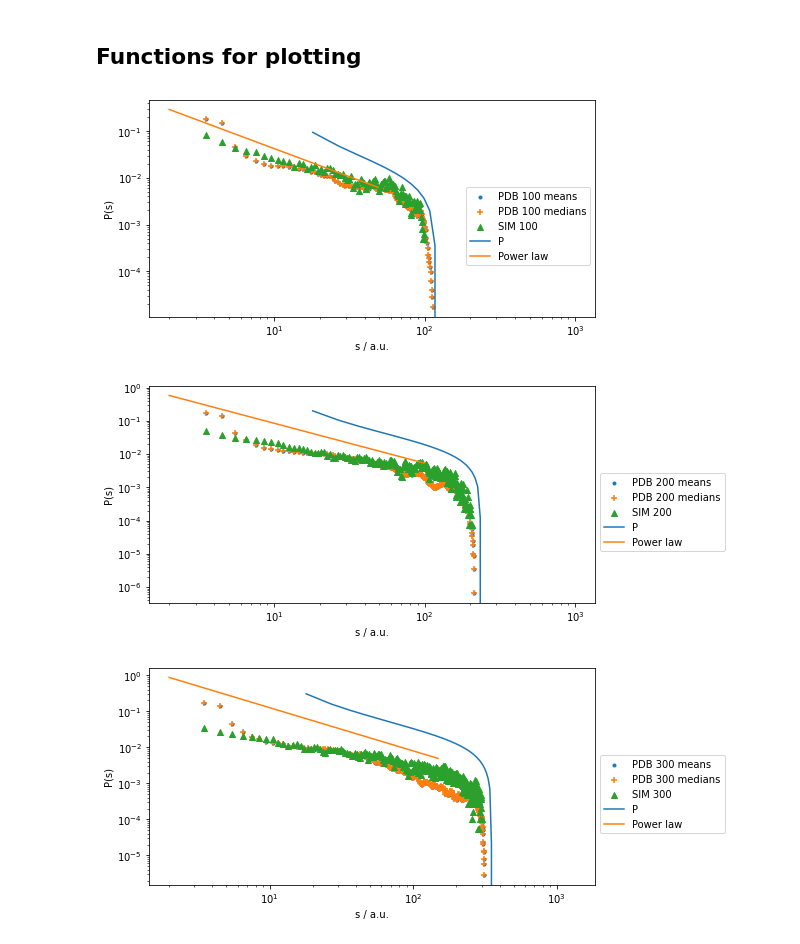
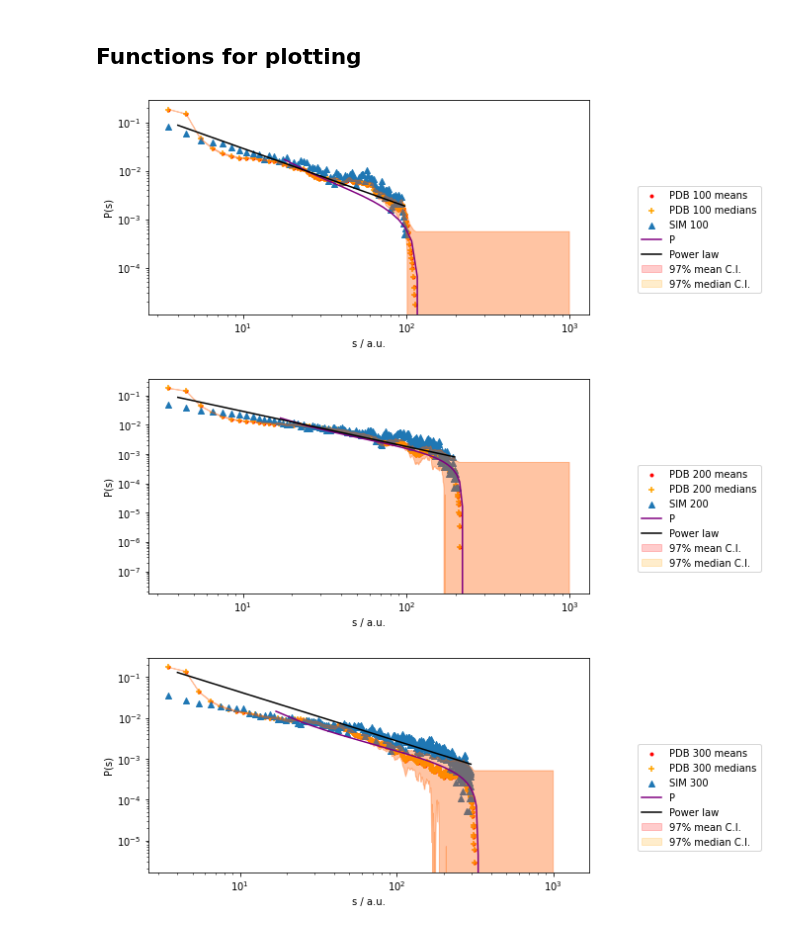
Before and after one commit to meyresearch/amino_acid_distance_distributions, a Jupyter notebook: src/plot_link_lengths.ipynb, the cells around one changed output. Drawn from its saved outputs; the diff is of its cells as text; code cells hidden in the pictures.

Commit message:
WIP plots, added CL and shifts

```diff
--- a/src/plot_link_lengths.ipynb
+++ b/src/plot_link_lengths.ipynb
@@ -271,21 +271,24 @@ def normalise_data(data_array, bin_width):
     return normalised_array
 # %%
 link_length_ranges = ['100', '200', '300']
-
-for link_length in link_length_ranges:
+constant_A = [0.19, 0.18, 0.1] # check these
+constant_a = [0.9, 0.82, 0.7] # check these
+shift_x = [9, 8.5, 8.5]
+shift_y = [500, 1000, 1000]
+for ll_index in range(len(link_length_ranges)):
 
     # Load PDB data
-    pdb_ids = np.load(f'data_for_plotting/ids_{link_length}.npy')
-    pdb_mean_data = np.load(f'data_for_plotting/means_{link_length}.npy')
-    pdb_median_data = np.load(f'data_for_plotting/medians_{link_length}.npy')
+    pdb_ids = np.load(f'data_for_plotting/ids_{link_length_ranges[ll_index]}.npy')
+    pdb_mean_data = np.load(f'data_for_plotting/means_{link_length_ranges[ll_index]}.npy')
+    pdb_median_data = np.load(f'data_for_plotting/medians_{link_length_ranges[ll_index]}.npy')
 
     # Load simulation data
-    if link_length == '200':
+    if link_length_ranges[ll_index] == '200':
         sim_data, sim_edges = get_simulation_data('209')
-    elif link_length == '300':
+    elif link_length_ranges[ll_index] == '300':
         sim_data, sim_edges = get_simulation_data('302')
     else:
-        sim_data, sim_edges = get_simulation_data(link_length)
+        sim_data, sim_edges = get_simulation_data(link_length_ranges[ll_index])
     #sim_data, sim_edges = get_sim_data_for_given_length(link_length)
     # Get PDB bin widths and centres
     pdb_edges = range(3, 1000)
@@ -295,45 +298,49 @@ for link_length in link_length_ranges:
     # Get simulation bin widths and centres
     sim_bin_centres = sim_edges[:-1] + np.diff(sim_edges)/2
     sim_bin_width = sim_edges[1] - sim_edges[0]
 
     # Normalise PDB data
     pdb_mean_data = normalise_data(pdb_mean_data, pdb_bin_width)
     pdb_median_data = normalise_data(pdb_median_data, pdb_bin_width)
 
     # Normalise simulation data
     sim_data = normalise_data(sim_data, sim_bin_width)
 
     # Plotting
     fig = plt.figure(figsize = (8,4))
     ax = fig.add_subplot()
 
     # Plot PDB data
-    ax.scatter(pdb_bin_centres, pdb_mean_data, marker = '.', label = f'PDB {link_length} means')
-    ax.scatter(pdb_bin_centres, pdb_median_data, marker = '+', label = f'PDB {link_length} medians')
+    ax.scatter(pdb_bin_centres, pdb_mean_data, marker = '.', c='red',label = f'PDB {link_length_ranges[ll_index]} means')
+    ax.scatter(pdb_bin_centres, pdb_median_data, marker = '+', c = 'orange',label = f'PDB {link_length_ranges[ll_index]} medians')
 
     # Plot simulation data
-    ax.scatter(sim_bin_centres, sim_data, marker = '^', label = f'SIM {link_length}')
+    ax.scatter(sim_bin_centres, sim_data, marker = '^', label = f'SIM {link_length_ranges[ll_index]}')
 
     # Plot theory
-    N=int(link_length)
+    N=int(link_length_ranges[ll_index])
     H_N_2=nth_harmonic(N//2)
-    A=0.19
-    a=0.9
+    A=constant_A[ll_index]
+    a=constant_a[ll_index]
     sumrange=range(2,N//2)
     plotrange=range(20,N//2)
-    ax.plot(np.array(sumrange)*9,[P_link_lengths(s,N,H_N_2,a,A)/90  for s in sumrange],label='P')
-    ax.plot(np.array(sumrange), powerlaw(np.array(sumrange), N)/150, label = 'Power law')
+    ax.plot(np.array(sumrange)*shift_x[ll_index],[P_link_lengths(s,N,H_N_2,a,A)/shift_y[ll_index] for s in sumrange],c='purple',label='P')
+    ax.plot(np.array(sumrange)*2, powerlaw(np.array(sumrange), N)/shift_y[ll_index], c='black',label = 'Power law')
 
-
+    # Plot 97% confidence interval
+    CI_mean = 2.17 * np.std(pdb_mean_data)/np.sqrt(len(pdb_mean_data))
+    CI_median = 2.17 * np.std(pdb_median_data)/np.sqrt(len(pdb_median_data))
     ax.set_yscale('log')
     ax.set_xscale('log')
- #   ax.set_xlim([5,150])
- #   ax.set_ylim([0.0001, 1000])
-    ax.legend(bbox_to_anchor=(1,0.62))
+    #ax.set_xlim([2,500])
+    ax.fill_between(pdb_bin_centres, (pdb_mean_data-CI_mean), (pdb_mean_data+CI_mean), color = 'red', alpha = 0.2, label = '97% mean C.I.')
+    ax.fill_between(pdb_bin_centres, (pdb_median_data-CI_median), (pdb_median_data+CI_median), color = 'orange', alpha = 0.2, label = '97% median C.I.')
+    #   ax.set_ylim([0.0001, 1000])
+    ax.legend(bbox_to_anchor=(1.4,0.62))
     ax.set_ylabel('P(s)')
     ax.set_xlabel('s / a.u.')
     plt.show()
 # %% [output]
-[figure, old version]
+[figure, new version]
-[figure, old version]
+[figure, new version]
-[figure, old version]
+[figure, new version]
```
